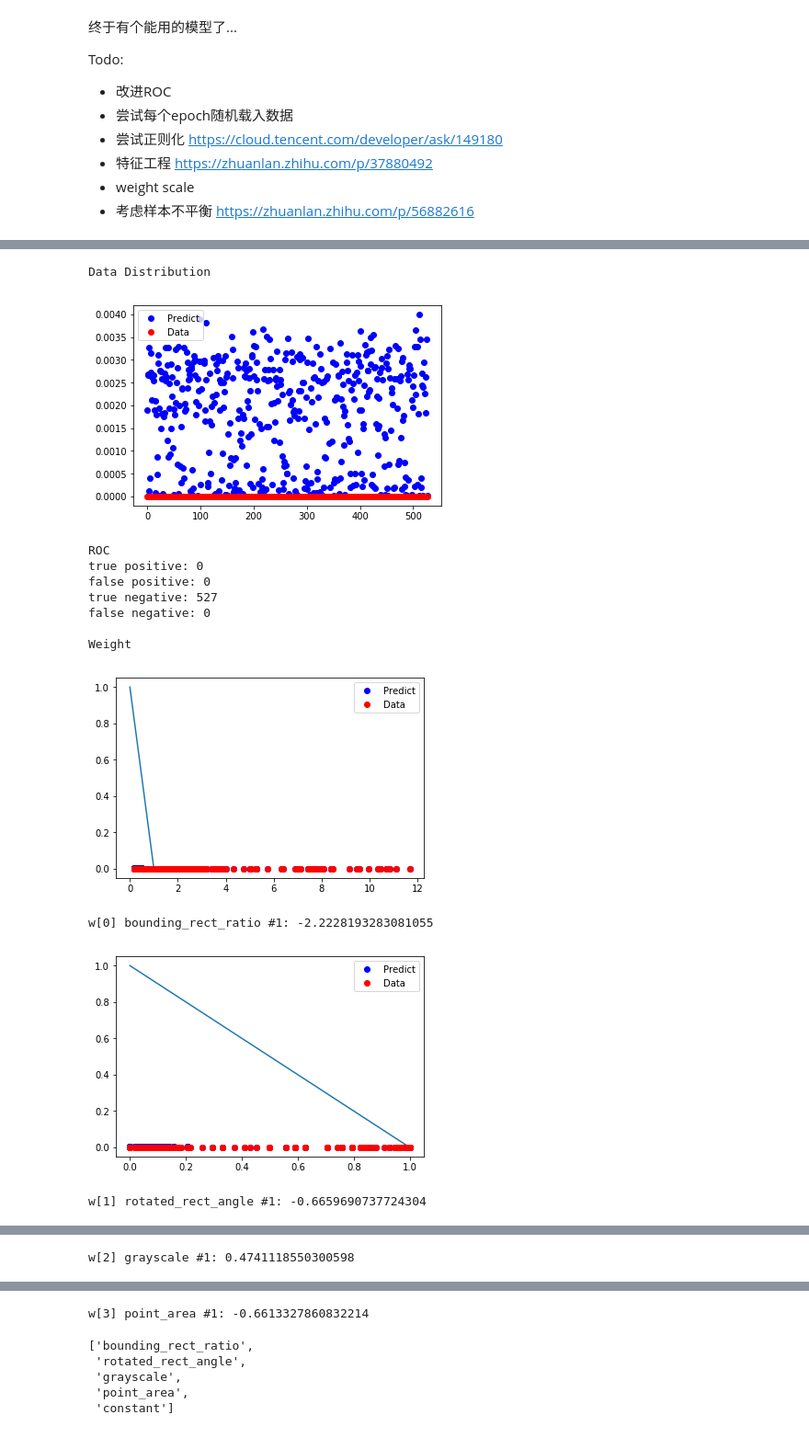
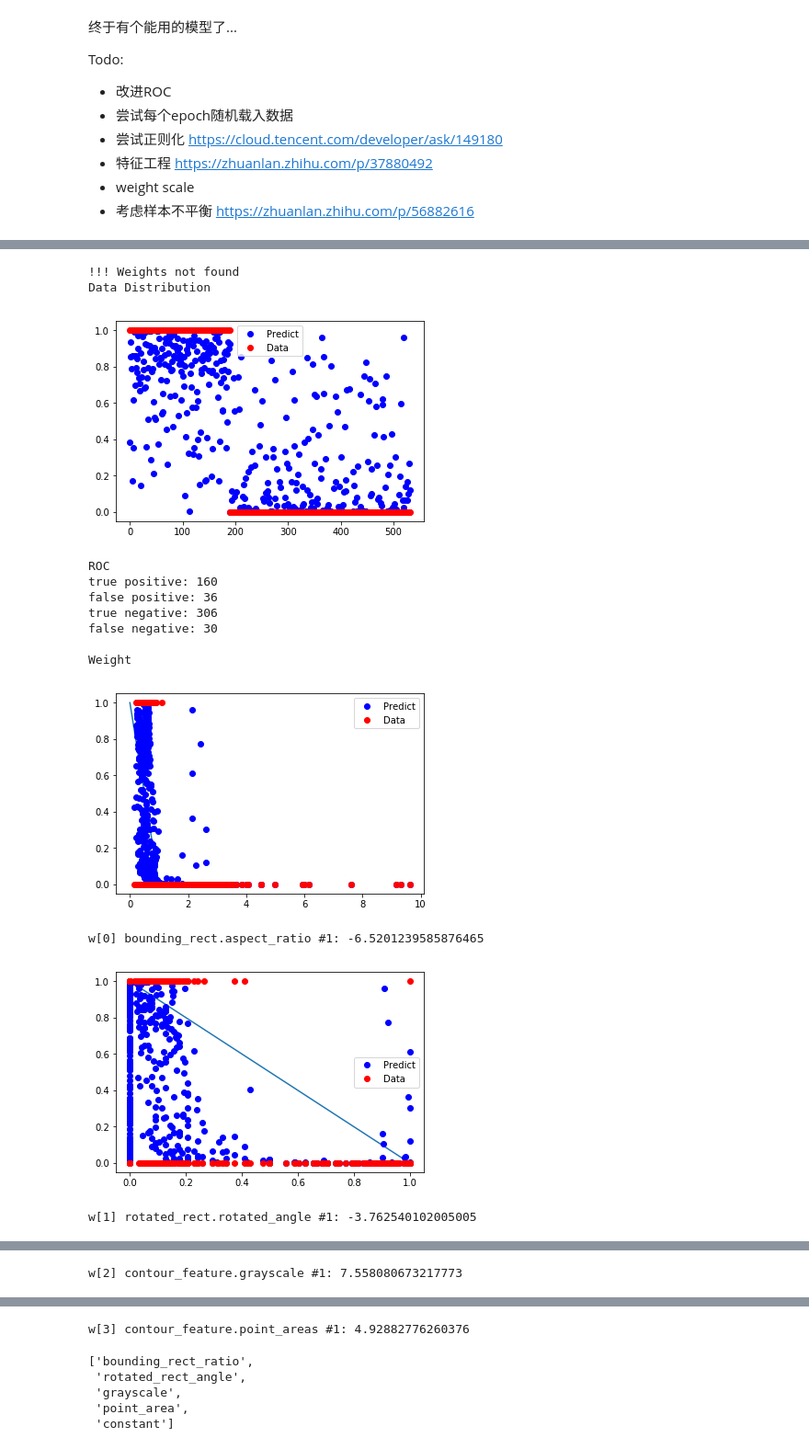
Before and after one commit to RoboVigor/RV-AutoAim, a Jupyter notebook: model/model-lamp.ipynb, the cells around one changed output, grey strips where cells are left out. Shown at 92% size. Drawn from its saved outputs; the diff is of its cells as text; code cells hidden in the pictures.

```diff
--- a/model/model-lamp.ipynb
+++ b/model/model-lamp.ipynb
@@ -40,7 +40,7 @@ def preprocess(t,h):
     return t
 
 def load(filename):
-    header, data = autoaim.DataLoader().read_csv(filename)
+    header, data = autoaim.helpers.read_csv(filename)
     data = torch.Tensor(data).to(device)
     data = preprocess(data,header)
     x = data[:, :-1]
@@ -107,5 +113,5 @@ decorating
 # %%
-model = Model().to(device)
+# model = Model().to(device)
 # train(0.00003, 100000)
 train(0.01, 50000)
 # %% [output]
@@ -164,44 +170,45 @@ def analyse(x_anls, y_anls, threshold):
 
     # Weight
     x = np.linspace(0,1)
     w = [wi.data.cpu() for wi in model.parameters()]
     w = torch.cat((w[0][0],w[1])).numpy()
     print('Weight')
     b = w[-1]
     for i in range(input_size):
         a = w[i]
         y = a*x+b
         plt.plot(x, (y-y.min())/(y.max()-y.min()), linestyle='-')
         plt.plot(x_anls[:, i], y_pred, 'bo', label='Predict')
         plt.plot(x_anls[:, i], y_anls, 'ro', label='Data')
         plt.legend()
         plt.show()
         _1, _2 = i%(len(header) - 1), int((i+1)/len(header)+1)
         print('w[{}] {} #{}: {}'.format(i, header[_1], _2, w[i]))
 # Save
 def save(filename):
     dataloader = autoaim.DataLoader()
-    dataloader.new_csv(filename, autoaim.aimmat.enabled_props)
+    autoaim.helpers.new_csv(filename, header[:-1])
     w = [wi.data.cpu() for wi in model.parameters()]
     w = torch.cat((w[0][0], w[1])).numpy()
-    dataloader.append_csv(filename, w)
+    autoaim.helpers.append_csv(filename, w)
 
 
 with torch.no_grad():
 #     x_test, y_test,*_ = load('test.csv', 0)
     save('lamp.csv')
     analyse(x_test, y_test, 0.5)
 # %% [output]
+!!! Weights not found
 Data Distribution
-[figure, old version]
+[figure, new version]
 ROC
-true positive: 0
-false positive: 0
-true negative: 527
-false negative: 0
+true positive: 160
+false positive: 36
+true negative: 306
+false negative: 30
 
 Weight
-[figure, old version]
+[figure, new version]
-w[0] bounding_rect_ratio #1: -2.2228193283081055
+w[0] bounding_rect.aspect_ratio #1: -6.5201239585876465
-[figure, old version]
+[figure, new version]
-w[1] rotated_rect_angle #1: -0.6659690737724304
+w[1] rotated_rect.rotated_angle #1: -3.762540102005005
@@ -209 +216 @@ w[1] rotated_rect_angle #1: -0.6659690737724304
-w[2] grayscale #1: 0.4741118550300598
+w[2] contour_feature.grayscale #1: 7.558080673217773
@@ -211,4 +218,4 @@ w[2] grayscale #1: 0.4741118550300598
-w[3] point_area #1: -0.6613327860832214
+w[3] contour_feature.point_areas #1: 4.92882776260376
 # %%
 header[:-1]+['constant']
 # %% [output]
```
Also changed, not shown: parts of 4 cells of this notebook, 17 other files.
